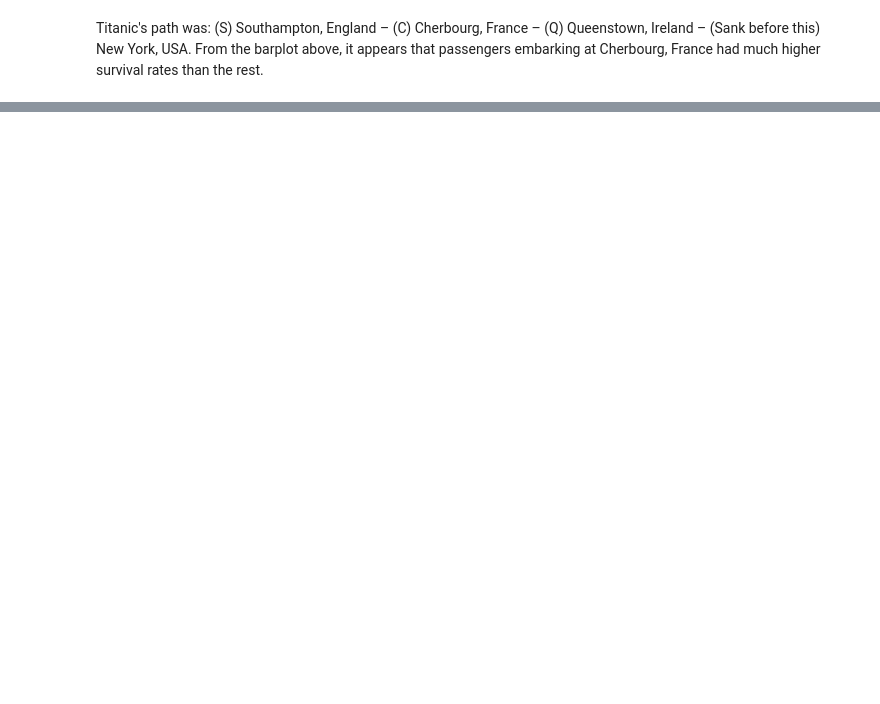
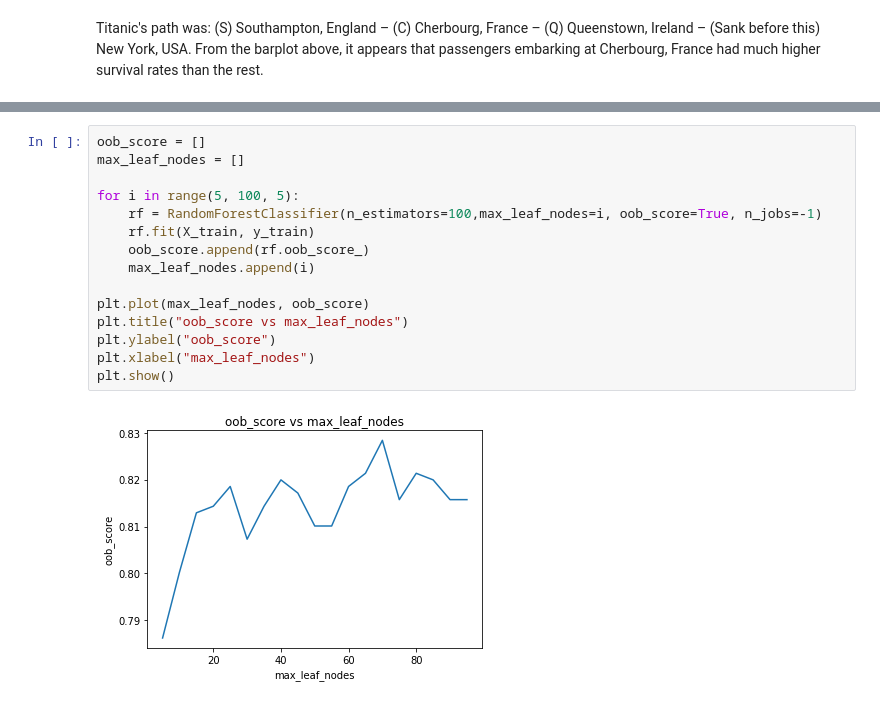
Before and after one commit to leeping-ng/ML-references, a Jupyter notebook: Titanic- Machine Learning from Disaster.ipynb, the cells around one changed output, grey strips where cells are left out. Drawn from its saved outputs; the diff is of its cells as text; blank space fills up the shorter version.

```diff
--- a/Titanic- Machine Learning from Disaster.ipynb
+++ b/Titanic- Machine Learning from Disaster.ipynb
@@ -446,0 +748,17 @@ Using KNN yields a 85.0% training accuracy and 75.3% validation accuracy, while
+# %%
+oob_score = []
+max_leaf_nodes = []
+
+for i in range(5, 100, 5):
+    rf = RandomForestClassifier(n_estimators=100,max_leaf_nodes=i, oob_score=True, n_jobs=-1)
+    rf.fit(X_train, y_train)
+    oob_score.append(rf.oob_score_)
+    max_leaf_nodes.append(i)
+
+plt.plot(max_leaf_nodes, oob_score)
+plt.title("oob_score vs max_leaf_nodes")
+plt.ylabel("oob_score")
+plt.xlabel("max_leaf_nodes")
+plt.show()
+# %% [output]
+[figure, added]
```
Also changed, not shown: parts of 61 cells of this notebook.
